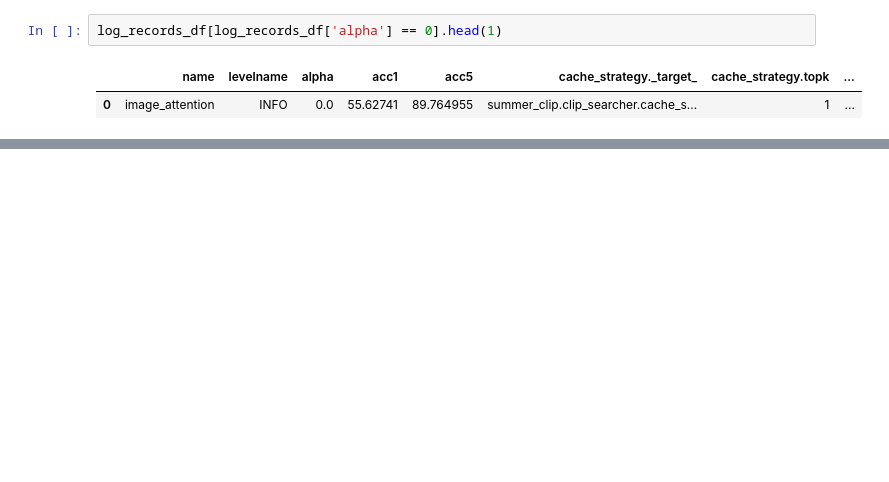
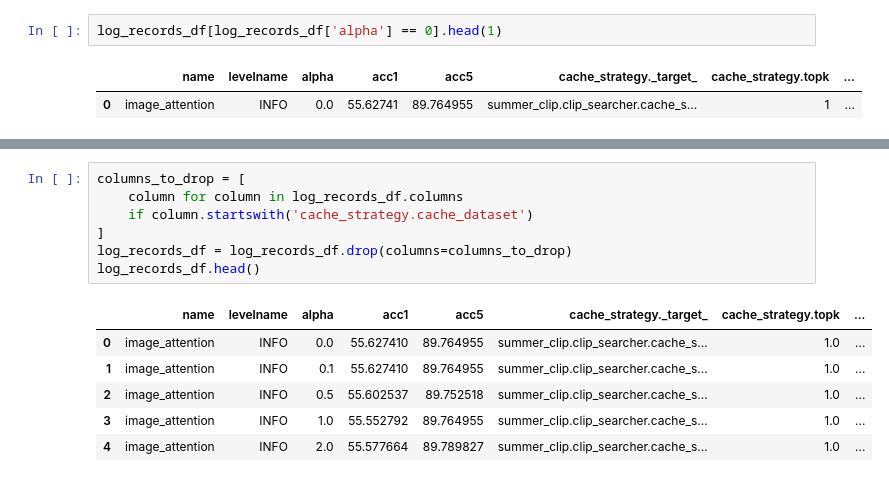
Before and after one commit to myrachins/summer-clip, a Jupyter notebook: summer_clip/clip_searcher/runs_analysis/result_tables.ipynb, the cells around one changed output, grey strips where cells are left out. Saved outputs shown, nothing was run; the diff lists cells and outputs as text; blank space fills up the shorter version.

```diff
--- a/summer_clip/clip_searcher/runs_analysis/result_tables.ipynb
+++ b/summer_clip/clip_searcher/runs_analysis/result_tables.ipynb
@@ -71,0 +127,14 @@ log_records_df[log_records_df['alpha'] == 0].head(1)
+# %%
+columns_to_drop = [
+    column for column in log_records_df.columns
+    if column.startswith('cache_strategy.cache_dataset')
+]
+log_records_df = log_records_df.drop(columns=columns_to_drop)
+log_records_df.head()
+# %% [output]
+|  | name | levelname | alpha | acc1 | acc5 | cache_strategy._target_ | cache_strategy.topk | ... |
+| 0 | image_attention | INFO | 0.0 | 55.627410 | 89.764955 | summer_clip.clip_searcher.cache_s... | 1.0 | ... |
+| 1 | image_attention | INFO | 0.1 | 55.627410 | 89.764955 | summer_clip.clip_searcher.cache_s... | 1.0 | ... |
+| 2 | image_attention | INFO | 0.5 | 55.602537 | 89.752518 | summer_clip.clip_searcher.cache_s... | 1.0 | ... |
+| 3 | image_attention | INFO | 1.0 | 55.552792 | 89.764955 | summer_clip.clip_searcher.cache_s... | 1.0 | ... |
+| 4 | image_attention | INFO | 2.0 | 55.577664 | 89.789827 | summer_clip.clip_searcher.cache_s... | 1.0 | ... |
```
Also changed, not shown: parts of 11 cells of this notebook, 4 other files.
